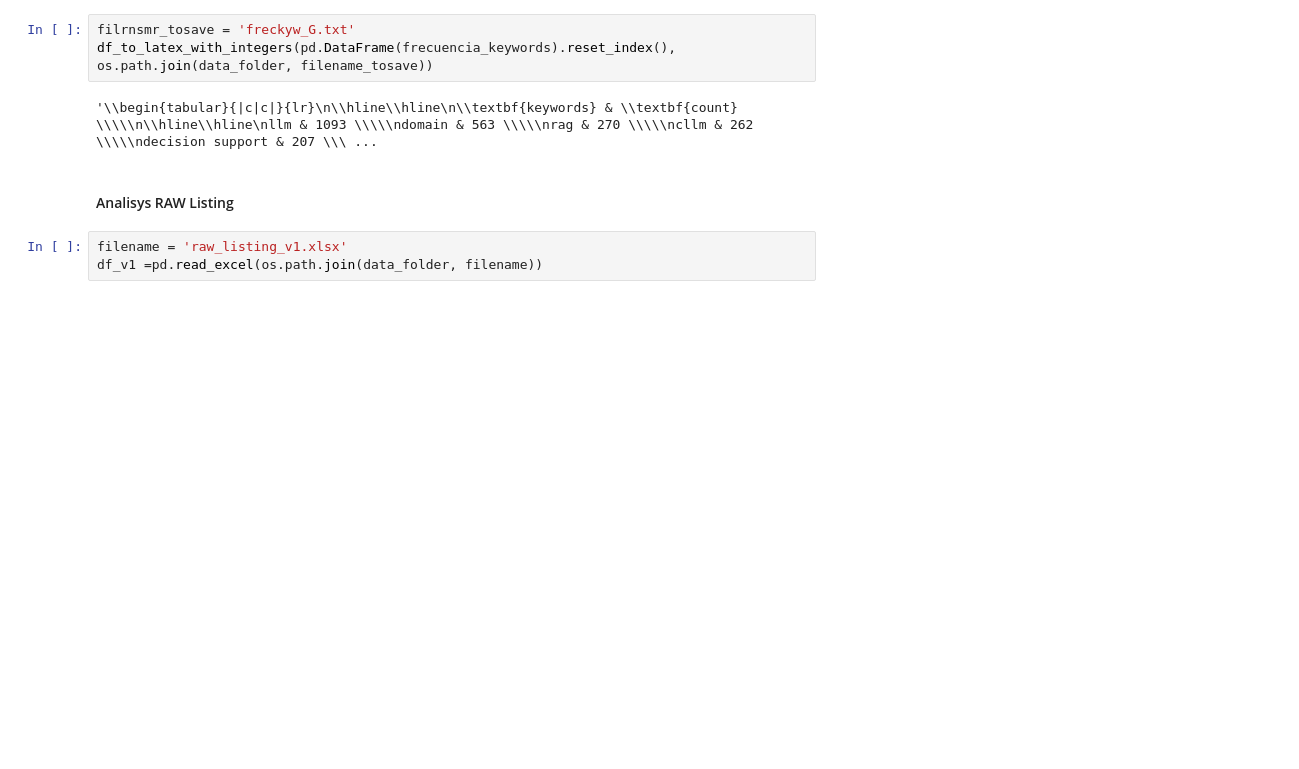
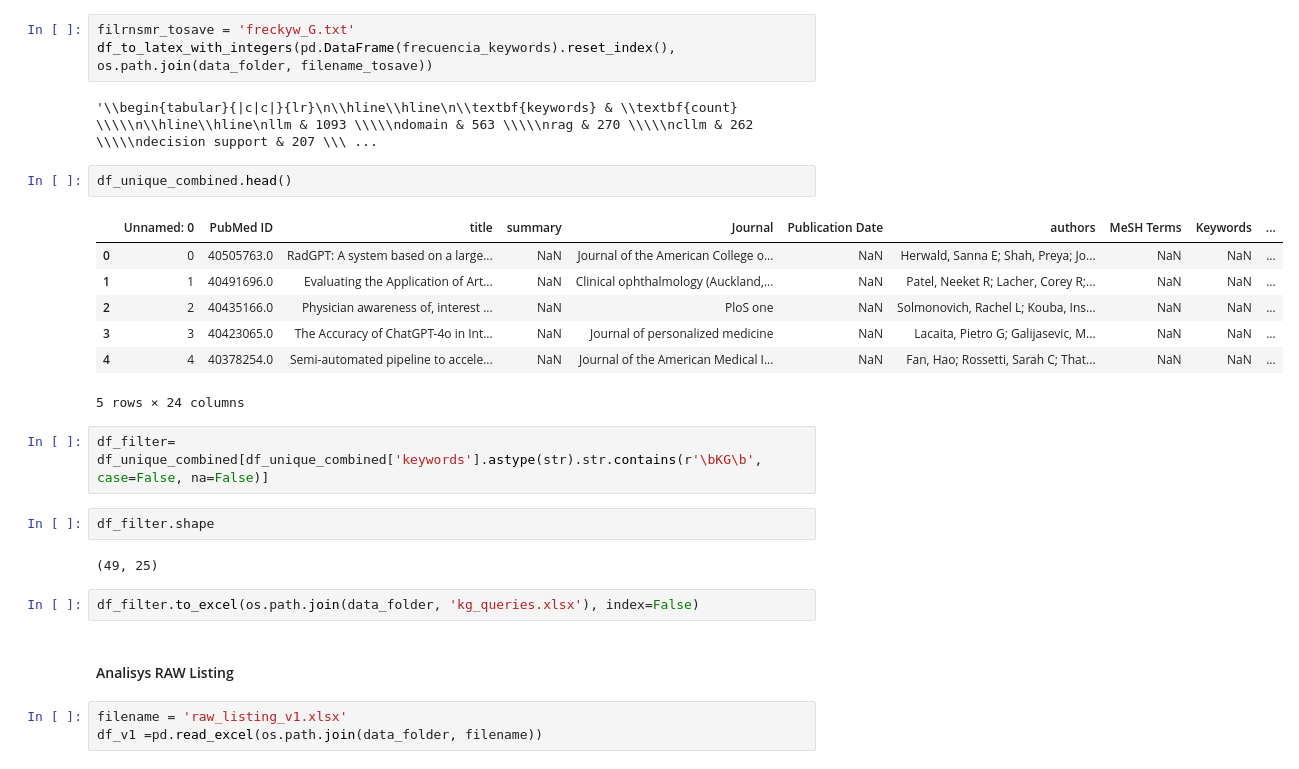
Before and after one commit to phdupmmcp/phase1_soa, a Jupyter notebook: bulk_analysis.ipynb, the cells around one changed output. Cells and saved outputs as stored; diff of their text form; blank space fills up the shorter version.

```diff
--- a/bulk_analysis.ipynb
+++ b/bulk_analysis.ipynb
@@ -338,6 +494,24 @@ filrnsmr_tosave = 'freckyw_G.txt'
 df_to_latex_with_integers(pd.DataFrame(frecuencia_keywords).reset_index(), os.path.join(data_folder, filename_tosave))
 # %% [output]
 '\\begin{tabular}{|c|c|}{lr}\n\\hline\\hline\n\\textbf{keywords} & \\textbf{count} \\\\\n\\hline\\hline\nllm & 1093 \\\\\ndomain & 563 \\\\\nrag & 270 \\\\\ncllm & 262 \\\\\ndecision support & 207 \\\ ...
+# %%
+df_unique_combined.head()
+# %% [output]
+|  | Unnamed: 0 | PubMed ID | title | summary | Journal | Publication Date | authors | MeSH Terms | Keywords | ... |
+| 0 | 0 | 40505763.0 | RadGPT: A system based on a large... | NaN | Journal of the American College o... | NaN | Herwald, Sanna E; Shah, Preya; Jo... | NaN | NaN | ... |
+| 1 | 1 | 40491696.0 | Evaluating the Application of Art... | NaN | Clinical ophthalmology (Auckland,... | NaN | Patel, Neeket R; Lacher, Corey R;... | NaN | NaN | ... |
+| 2 | 2 | 40435166.0 | Physician awareness of, interest ... | NaN | PloS one | NaN | Solmonovich, Rachel L; Kouba, Ins... | NaN | NaN | ... |
+| 3 | 3 | 40423065.0 | The Accuracy of ChatGPT-4o in Int... | NaN | Journal of personalized medicine | NaN | Lacaita, Pietro G; Galijasevic, M... | NaN | NaN | ... |
+| 4 | 4 | 40378254.0 | Semi-automated pipeline to accele... | NaN | Journal of the American Medical I... | NaN | Fan, Hao; Rossetti, Sarah C; That... | NaN | NaN | ... |
+5 rows × 24 columns
+# %%
+df_filter= df_unique_combined[df_unique_combined['keywords'].astype(str).str.contains(r'\bKG\b', case=False, na=False)]
+# %%
+df_filter.shape
+# %% [output]
+(49, 25)
+# %%
+df_filter.to_excel(os.path.join(data_folder, 'kg_queries.xlsx'), index=False)
 # %% [markdown]
 #### Analisys RAW Listing
 # %%
```
Also changed, not shown: parts of 13 cells of this notebook, 53 other files.
